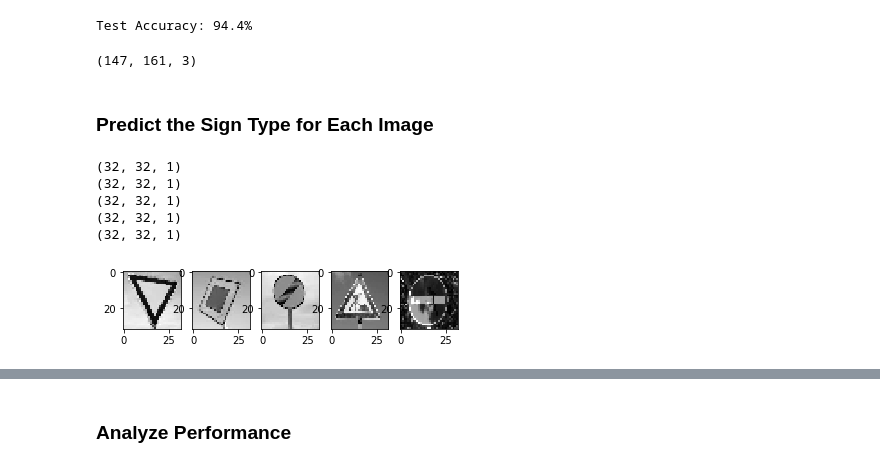
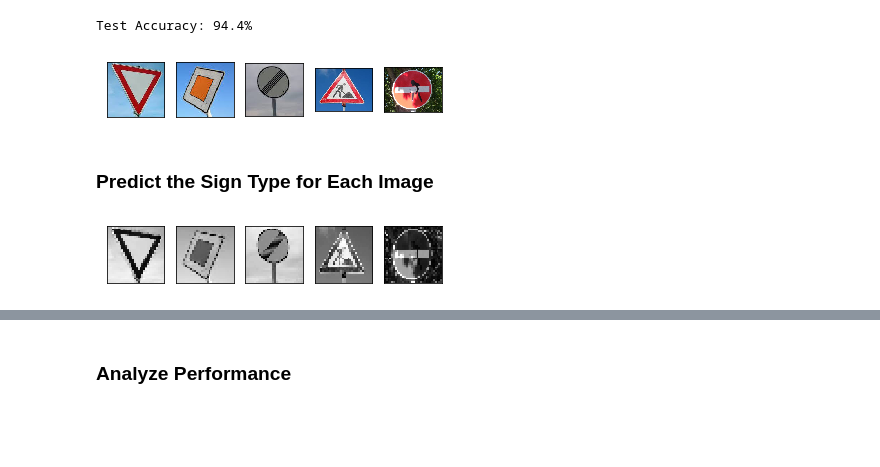
Before and after one commit to maguima3/CarND-Term1-Udacity, a Jupyter notebook: Term1/Projects/P2-Traffic-Sign-Classifier/Traffic_Sign_Classifier.ipynb, the cells around one changed output, grey strips where cells are left out. Drawn from its saved outputs; the diff is of its cells as text; code cells hidden in the pictures; blank space fills up the shorter version.

Commit message:
Makes changes in the data visualization and jittering processes

```diff
--- a/Term1/Projects/P2-Traffic-Sign-Classifier/Traffic_Sign_Classifier.ipynb
+++ b/Term1/Projects/P2-Traffic-Sign-Classifier/Traffic_Sign_Classifier.ipynb
@@ -203,23 +234,17 @@ Herlper functions to create a jittered dataset.
 Samples are randomly perturbed in:
     * position ([-2,2] pixels)
     * scale ([.9,1.1] ratio)
-    * rotation ([-15,+15] degrees)
-    * blur
+    * rotation ([-30,+30] degrees)
 ConvNets architectures have built-in invariance to small translations, scaling and rotations.
 It has been proven that when a dataset does not naturally contain those deformations,
 adding them synthetically will yield more robust learning to potential deformations in the test set.
 """
-import cv2
-import random
 
 def rotate_img(img):
-    angle = random.uniform(-15, 15)
+    angle = random.uniform(-30, 30)
     imgcenter = tuple(np.array(img.shape[:2])/2)
     rot_mat = cv2.getRotationMatrix2D(imgcenter, angle, 1.0)
     return cv2.warpAffine(img, rot_mat, img.shape[:2], flags=cv2.INTER_LINEAR)
-
-def blur_img(img):
-    return cv2.GaussianBlur(img,(5,5),0)
 
 def shift_img(img):
     offsetx, offsety = random.randint(-2,2), random.randint(-2,2)
@@ -227,12 +252,10 @@ def shift_img(img):
     return cv2.warpAffine(img, shift_mat, img.shape[:2])
 # %%
 def generate_jittered_image(img):
-    transformation = random.randint(1, 3)
+    transformation = random.randint(1, 2)
     if (transformation == 1):
         return rotate_img(img)
     elif (transformation == 2):
-        return blur_img(img)
-    else:
         return shift_img(img)
 
 
@@ -455,7 +480,7 @@ correct_prediction = tf.equal(tf.argmax(logits, 1), tf.argmax(one_hot_y, 1))
 accuracy_operation = tf.reduce_mean(tf.cast(correct_prediction, tf.float32))
 
 # The file path to save the data
-save_file = './model.ckpt'
+save_file = './model2.ckpt'
 saver = tf.train.Saver()
 
 def evaluate(X_data, y_data):
@@ -554,13 +569,12 @@ for i in range(0, n_test_images):
     name = 'traffic-signs-test/test' + str(i+1) + '.jpeg'
     image = mpimg.imread(name)
     my_images.append(image)
-"""    plt.subplot(1, 5, i+1)
-    plt.imshow(image)"""
+    plt.subplot(1, 5, i+1, xticks=[], yticks=[])
+    plt.imshow(image)
 
 my_images = np.array(my_images)
-print(my_images[2].shape)
 # %% [output]
-(147, 161, 3)
+[figure, added]
 # %% [markdown]
 ### Predict the Sign Type for Each Image
 # %%
@@ -570,25 +584,19 @@ def resize_32_32(img):
 # %%
 my_images_processed = np.zeros((5, 32, 32, 1))
 
 for i in range(0, n_test_images):
     img = my_images[i]
     img = resize_32_32(img)
     a = preprocess_img(img)
     my_images_processed[i]  = preprocess_img(img)[:,:]
 
 
 for i in range(0, n_test_images):
     image = my_images_processed[i]
-    print(image.shape)
-    plt.subplot(1, 5, i+1)
+    plt.subplot(1, 5, i+1, xticks=[], yticks=[])
     plt.imshow(image.reshape(32, 32), cmap='gray')
 # %% [output]
-(32, 32, 1)
-(32, 32, 1)
-(32, 32, 1)
-(32, 32, 1)
-(32, 32, 1)
-[figure, old version]
+[figure, new version]
 # %%
 ### Run the predictions here and use the model to output the prediction for each image.
 ### Make sure to pre-process the images with the same pre-processing pipeline used earlier.
```
Also changed, not shown: parts of 16 cells of this notebook.
